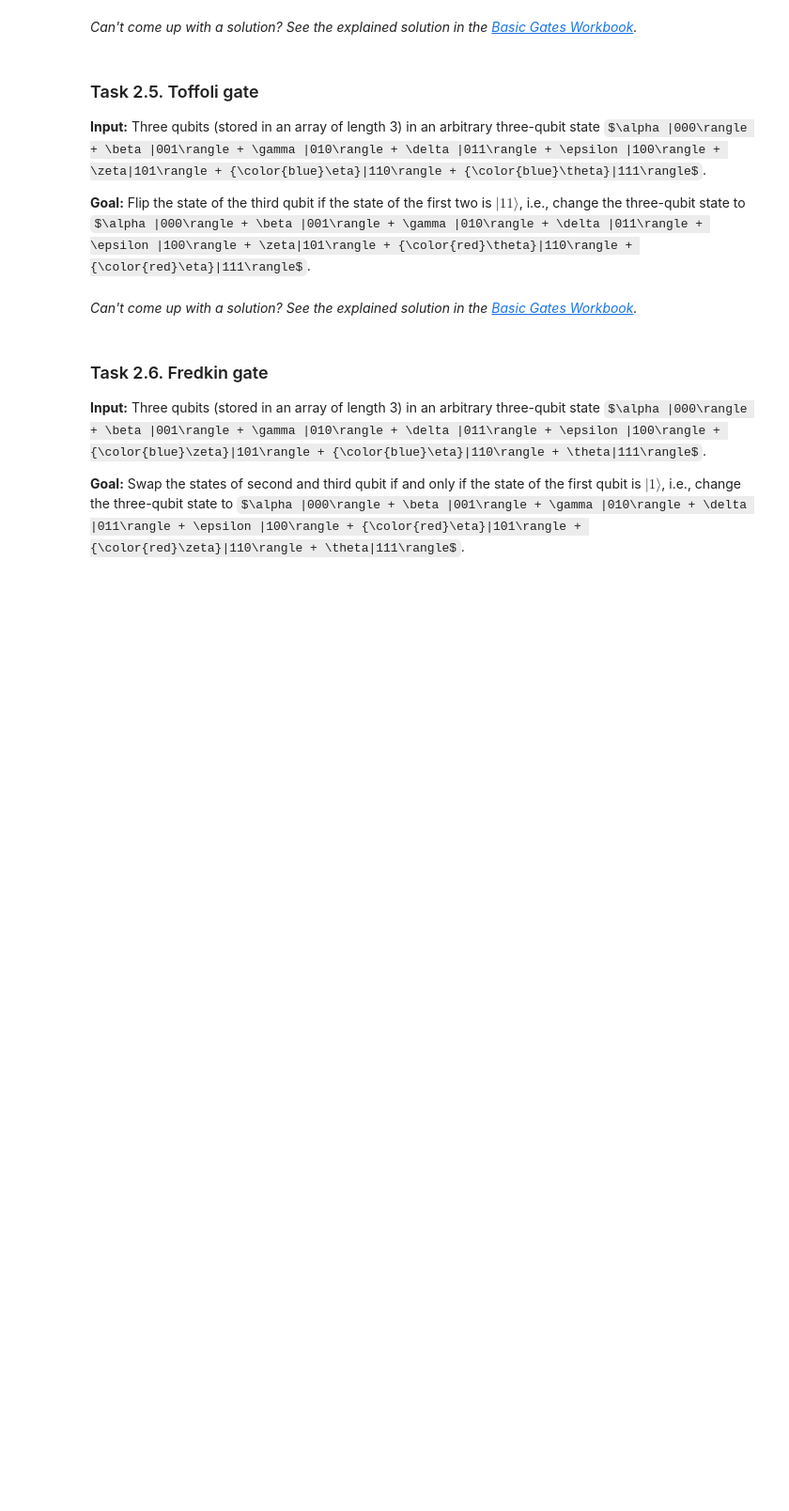
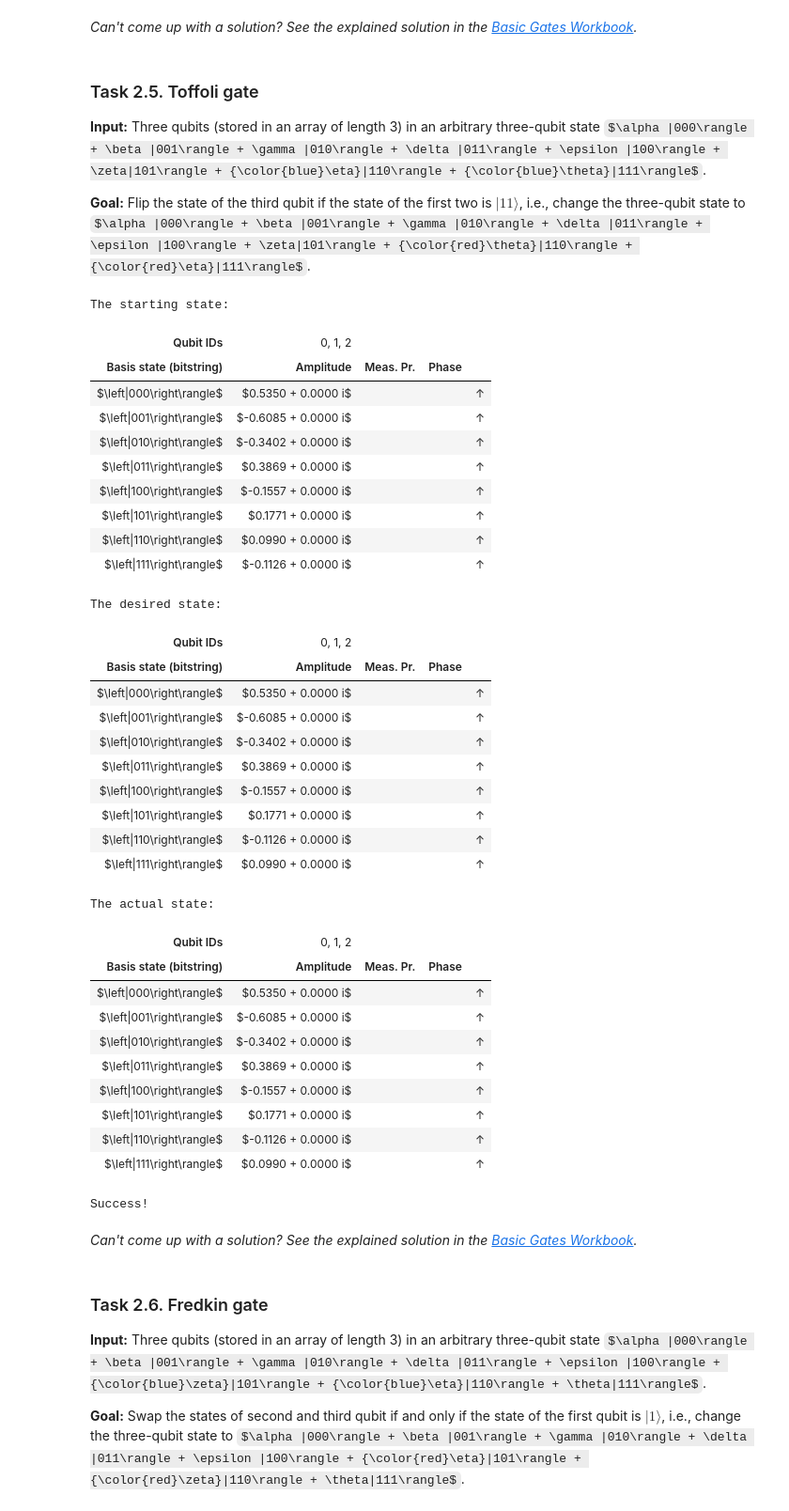
Before and after one commit to jgoicoec/QuantumKatas, a Jupyter notebook: BasicGates/BasicGates.ipynb, the cells around one changed output. Shown: that part at 94% size. Saved outputs shown, nothing was run; the diff lists cells and outputs as text; code cells hidden in the pictures; some formulas as TeX source; blank space fills up the shorter version.

```diff
--- a/BasicGates/BasicGates.ipynb
+++ b/BasicGates/BasicGates.ipynb
@@ -590,9 +639,45 @@ $\alpha |000\rangle + \beta |001\rangle + \gamma |010\rangle + \delta |011\rangl
 # %%
 %kata T205_ToffoliGate
 
 operation ToffoliGate (qs : Qubit[]) : Unit is Adj+Ctl {
     // ...
+    CCNOT(qs[0], qs[1], qs[2]);
 }
+# %% [output]
+The starting state:
+| Qubit IDs | 0, 1, 2 |
+| Basis state (bitstring) | Amplitude | Meas. Pr. | Phase |
+| $\left|000\right\rangle$ | $0.5350 + 0.0000 i$ |  |  | ↑ |
+| $\left|001\right\rangle$ | $-0.6085 + 0.0000 i$ |  |  | ↑ |
+| $\left|010\right\rangle$ | $-0.3402 + 0.0000 i$ |  |  | ↑ |
+| $\left|011\right\rangle$ | $0.3869 + 0.0000 i$ |  |  | ↑ |
+| $\left|100\right\rangle$ | $-0.1557 + 0.0000 i$ |  |  | ↑ |
+| $\left|101\right\rangle$ | $0.1771 + 0.0000 i$ |  |  | ↑ |
+| $\left|110\right\rangle$ | $0.0990 + 0.0000 i$ |  |  | ↑ |
+| $\left|111\right\rangle$ | $-0.1126 + 0.0000 i$ |  |  | ↑ |
+The desired state:
+| Qubit IDs | 0, 1, 2 |
+| Basis state (bitstring) | Amplitude | Meas. Pr. | Phase |
+| $\left|000\right\rangle$ | $0.5350 + 0.0000 i$ |  |  | ↑ |
+| $\left|001\right\rangle$ | $-0.6085 + 0.0000 i$ |  |  | ↑ |
+| $\left|010\right\rangle$ | $-0.3402 + 0.0000 i$ |  |  | ↑ |
+| $\left|011\right\rangle$ | $0.3869 + 0.0000 i$ |  |  | ↑ |
+| $\left|100\right\rangle$ | $-0.1557 + 0.0000 i$ |  |  | ↑ |
+| $\left|101\right\rangle$ | $0.1771 + 0.0000 i$ |  |  | ↑ |
+| $\left|110\right\rangle$ | $-0.1126 + 0.0000 i$ |  |  | ↑ |
+| $\left|111\right\rangle$ | $0.0990 + 0.0000 i$ |  |  | ↑ |
+The actual state:
+| Qubit IDs | 0, 1, 2 |
+| Basis state (bitstring) | Amplitude | Meas. Pr. | Phase |
+| $\left|000\right\rangle$ | $0.5350 + 0.0000 i$ |  |  | ↑ |
+| $\left|001\right\rangle$ | $-0.6085 + 0.0000 i$ |  |  | ↑ |
+| $\left|010\right\rangle$ | $-0.3402 + 0.0000 i$ |  |  | ↑ |
+| $\left|011\right\rangle$ | $0.3869 + 0.0000 i$ |  |  | ↑ |
+| $\left|100\right\rangle$ | $-0.1557 + 0.0000 i$ |  |  | ↑ |
+| $\left|101\right\rangle$ | $0.1771 + 0.0000 i$ |  |  | ↑ |
+| $\left|110\right\rangle$ | $-0.1126 + 0.0000 i$ |  |  | ↑ |
+| $\left|111\right\rangle$ | $0.0990 + 0.0000 i$ |  |  | ↑ |
+Success!
 # %% [markdown]
 *Can't come up with a solution? See the explained solution in the [Basic Gates Workbook](./Workbook_BasicGates.ipynb#Task-2.5.-Toffoli-gate).*
 # %% [markdown]
```
Also changed, not shown: parts of 3 cells of this notebook, 1 other file.
